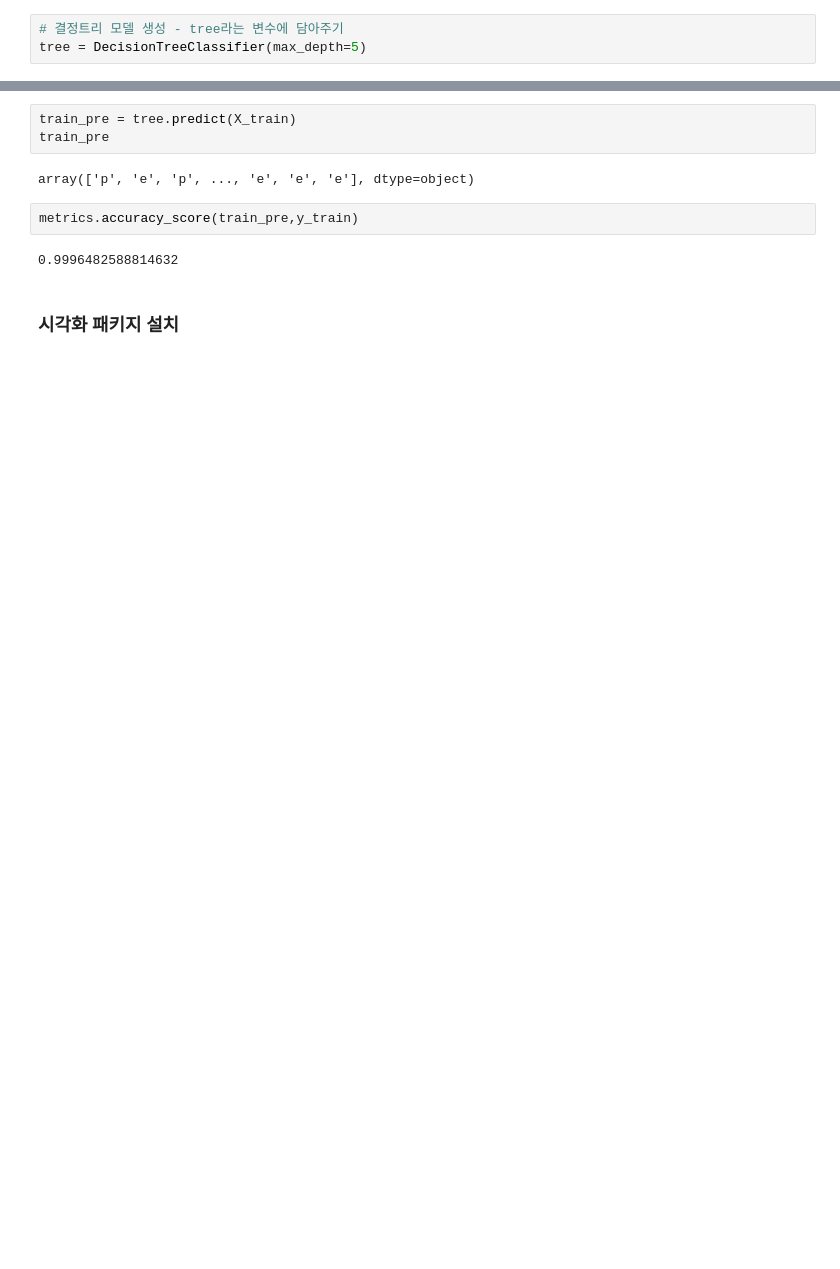
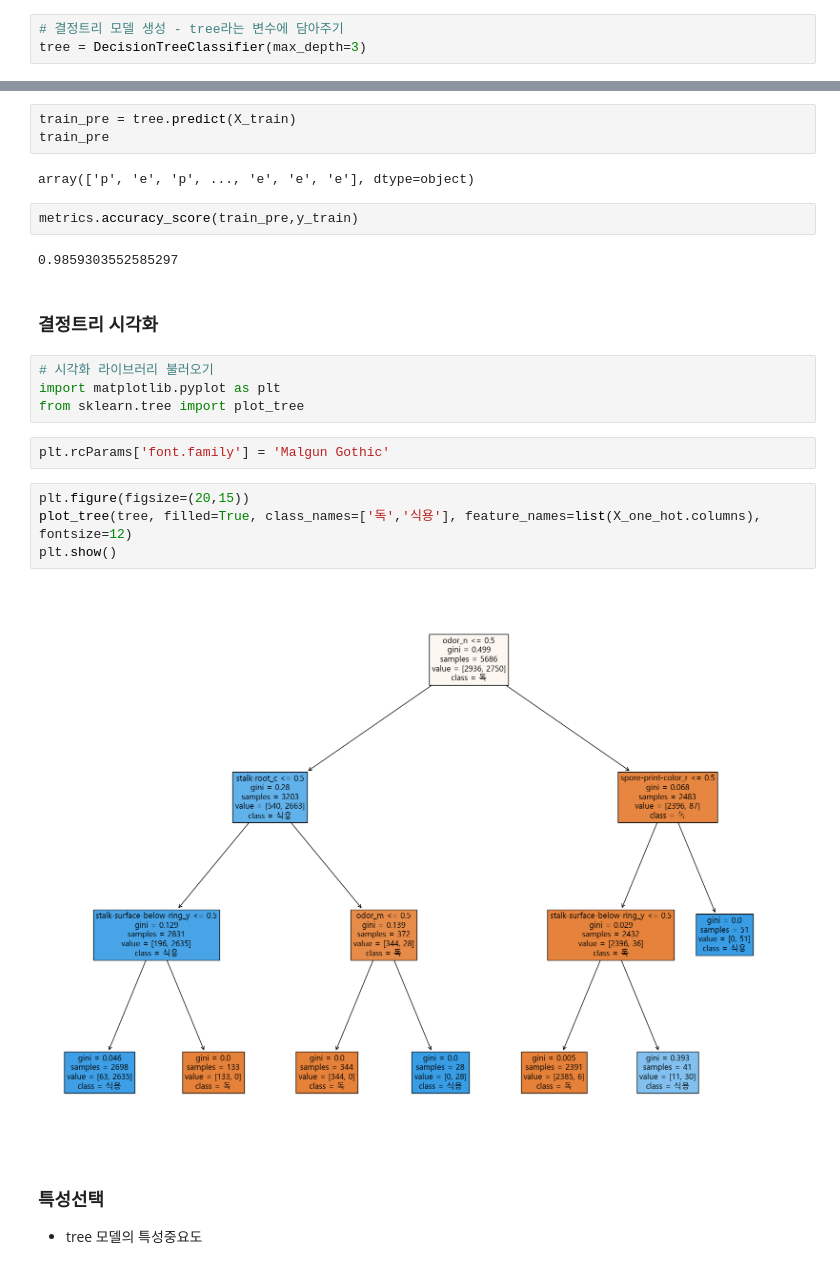
Before and after one commit to SeeUSoon93/MachineLerning, a Jupyter notebook: 6. 머신러닝/ex03_DecisionTree활용 버섯데이터 분류.ipynb, the cells around one changed output, grey strips where cells are left out. Cells and saved outputs as stored; diff of their text form; blank space fills up the shorter version.

```diff
--- a/6. 머신러닝/ex03_DecisionTree활용 버섯데이터 분류.ipynb
+++ b/6. 머신러닝/ex03_DecisionTree활용 버섯데이터 분류.ipynb
@@ -219,7 +219,7 @@ from sklearn.tree import DecisionTreeClassifier
 ![image.png](attachment:image.png)
 # %%
 # 결정트리 모델 생성 - tree라는 변수에 담아주기
-tree = DecisionTreeClassifier(max_depth=5)
+tree = DecisionTreeClassifier(max_depth=3)
 # %%
 #훈련 - fit()메서드 활용
 tree.fit(X_train,y_train)
@@ -243,6 +243,21 @@ array(['p', 'e', 'p', ..., 'e', 'e', 'e'], dtype=object)
 # %%
 metrics.accuracy_score(train_pre,y_train)
 # %% [output]
-0.9996482588814632
+0.9859303552585297
 # %% [markdown]
-### 시각화 패키지 설치
+### 결정트리 시각화
+# %%
+# 시각화 라이브러리 불러오기
+import matplotlib.pyplot as plt
+from sklearn.tree import plot_tree
+# %%
+plt.rcParams['font.family'] = 'Malgun Gothic'
+# %%
+plt.figure(figsize=(20,15))
+plot_tree(tree, filled=True, class_names=['독','식용'], feature_names=list(X_one_hot.columns), fontsize=12)
+plt.show()
+# %% [output]
+[figure, added]
+# %% [markdown]
+### 특성선택
+- tree 모델의 특성중요도
```
Also changed, not shown: parts of 13 cells of this notebook, 4 other files.
